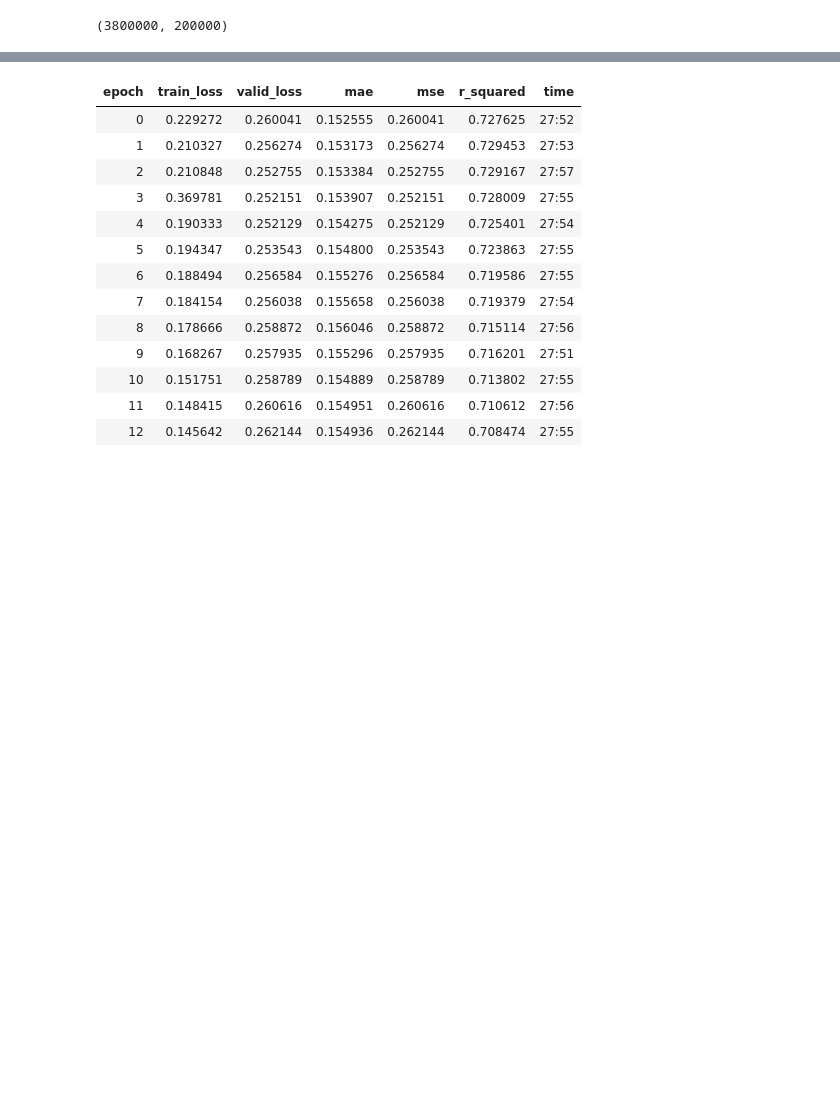
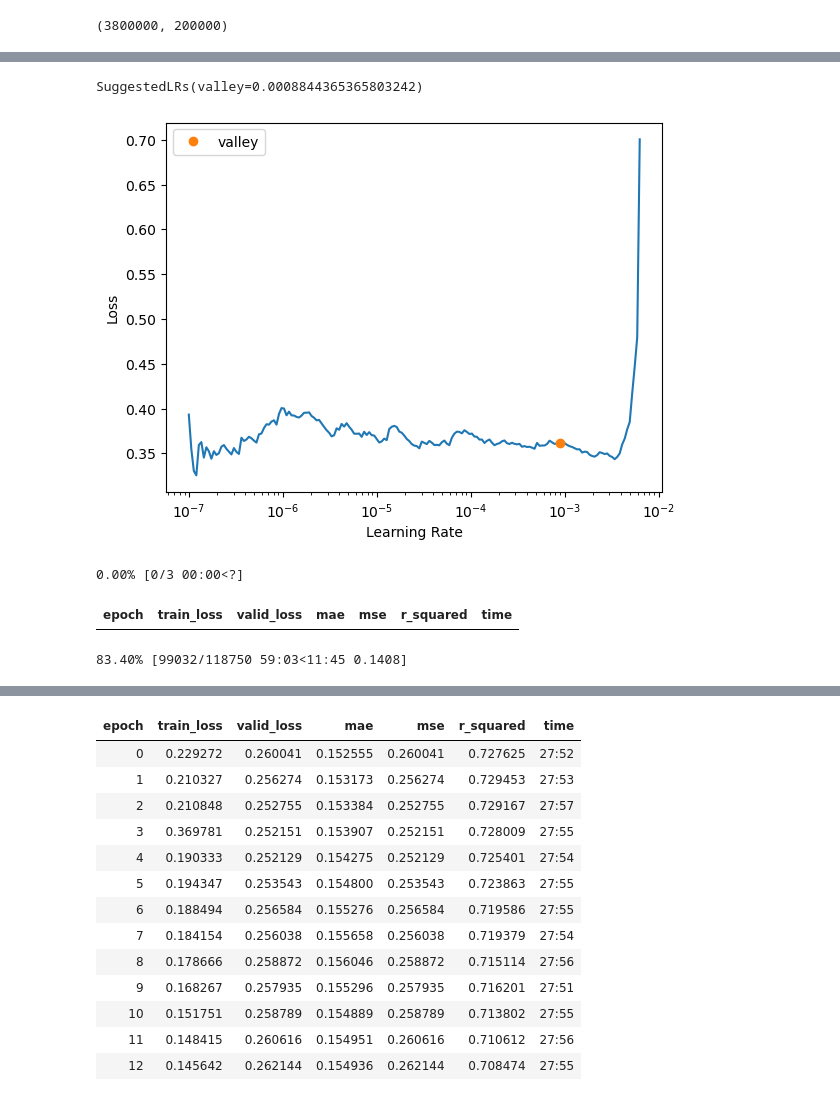
Before and after one commit to leroybird/LEAP-ClimSim, a Jupyter notebook: train.ipynb, the cells around one changed output, grey strips where cells are left out. Saved outputs shown, nothing was run; the diff lists cells and outputs as text; code cells hidden in the pictures; blank space fills up the shorter version.

Commit message:
Added new model

```diff
--- a/train.ipynb
+++ b/train.ipynb
@@ -267,8 +228,10 @@ tensor(-19.1092)
 #net = torch.compile(net)
 dls = fv.DataLoaders(train_loader, valid_loader).to('cuda')
 # %%
-net = Net(NUM_2D_FEAT, NUM_VERT_FEAT, NUM_2D_FEAT_Y, NUM_VERT_FEAT_Y, frac_idxs=FRAC_IDXS)
+net = Net(NUM_2D_FEAT, NUM_VERT_FEAT, NUM_2D_FEAT_Y, NUM_VERT_FEAT_Y, dim=1024, depth=12)
 #net(batch[0])
+# %%
+net = torch.compile(net)
 # %%
 def l1_loss(pred, tar):
     diff = torch.abs(tar - pred)
@@ -279,12 +246,13 @@ def mse(pred, tar):
     return ((diff)**2).mean()
 
 def r_squared(pred, tar, mask=None):
-    #tar = norm_y.denorm(tar.cpu().numpy())
-    #pred = norm_y.denorm(pred.detach().cpu().numpy())
+    # tar = norm_y.denorm(tar.cpu().numpy())
+    # pred = norm_y.denorm(pred.detach().cpu().numpy())
     #pred = pred*weights[None, :]
     #tar = tar*weights[None, :]
+    mask = ~norm_y.zero_mask
     if mask is not None:
         tar = tar[:, mask]
         pred = pred[:, mask]
-
+    #tar_m = norm_y.means[:, mask]
     return 1 - (torch.sum((tar - pred)**2) / torch.sum((tar - tar.mean())**2))
@@ -291,6 +261,6 @@ def r_squared(pred, tar, mask=None):
 # %%
-learn = fv.Learner(dls, net, loss_func=nn.HuberLoss(delta=10.0), metrics=[fv.mae, fv.mse, r_squared],
-                   wd=0.001, opt_func=fv.ranger, cbs=[fv.SaveModelCallback(monitor='r_squared', comp=np.greater), fv.GradientClip(1.0)])
+learn = fv.Learner(dls, net, loss_func=nn.HuberLoss(delta=5.0), metrics=[fv.mae, fv.mse, r_squared], #nn.HuberLoss(delta=2.0)
+                   wd=0.001, opt_func=fv.ranger, cbs=[fv.SaveModelCallback(monitor='r_squared', comp=np.greater,)]).to_fp16()#.load('unet_v1')
 # %%
 learn.summary()
 # %% [output]
@@ -314,0 +305,3 @@ Rearrange
+# %%
+learn.lr_find(num_it=300)
+# %% [output]
@@ -314,0 +309,2 @@ Rearrange
+SuggestedLRs(valley=0.0008844365365803242)
+[figure, added]
@@ -314,0 +313,6 @@ Rearrange
+# %%
+learn.fit(3, 1e-3, wd=0.01)
+# %% [output]
+0.00% [0/3 00:00<?]
+| epoch | train_loss | valid_loss | mae | mse | r_squared | time |
+83.40% [99032/118750 59:03<11:45 0.1408]
```
Also changed, not shown: parts of 67 cells of this notebook, 4 other files.
